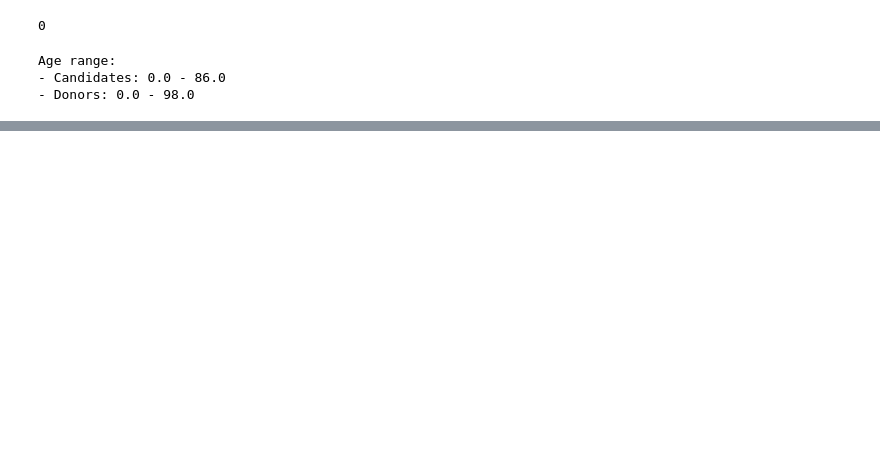
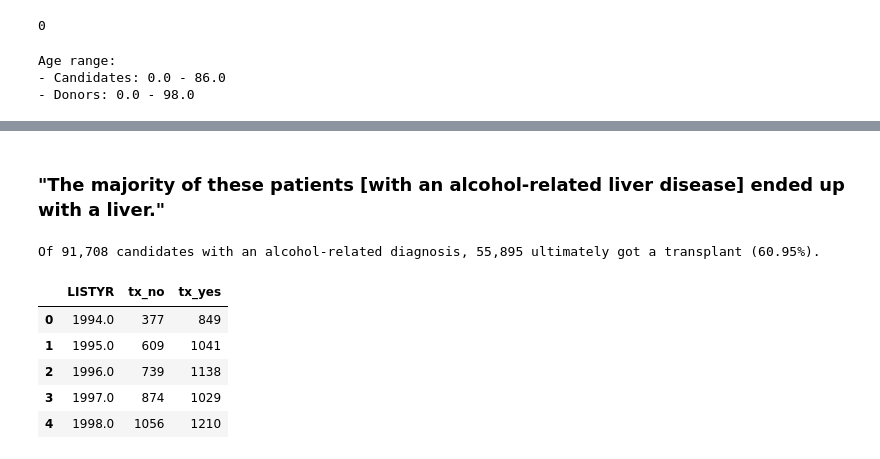
Before and after one commit to South-Dakota-News-Watch/20240805-liver-transplant-analysis, a Jupyter notebook: liver-transplant-findings.ipynb, the cells around one changed output, grey strips where cells are left out. Saved outputs shown, nothing was run; the diff lists cells and outputs as text; code cells hidden in the pictures; blank space fills up the shorter version.

```diff
--- a/liver-transplant-findings.ipynb
+++ b/liver-transplant-findings.ipynb
@@ -422,0 +415,11 @@ print(len(test_23_no_alc))
+# %% [markdown]
+### "The majority of these patients [with an alcohol-related liver disease] ended up with a liver."
+# %%
+count_alc = df_alcohol_diag['PT_CODE'].nunique()
+count_alc_tx_yes = df_alcohol_diag[df_alcohol_diag['has_tx']]['PT_CODE'].nunique()
+
+alc_tx_yes_pct = count_alc_tx_yes / count_alc
+
+print(f'Of {count_alc:,} candidates with an alcohol-related diagnosis, {count_alc_tx_yes:,} ultimately got a transplant ({alc_tx_yes_pct:.2%}).')
+# %% [output]
+Of 91,708 candidates with an alcohol-related diagnosis, 55,895 ultimately got a transplant (60.95%).
@@ -422,0 +438,9 @@ print(len(test_23_no_alc))
+# %%
+df_uniq_cands_alc_tx_x_listyr.head()
+# %% [output]
+|  | LISTYR | tx_no | tx_yes |
+| 0 | 1994.0 | 377 | 849 |
+| 1 | 1995.0 | 609 | 1041 |
+| 2 | 1996.0 | 739 | 1138 |
+| 3 | 1997.0 | 874 | 1029 |
+| 4 | 1998.0 | 1056 | 1210 |
```
Also changed, not shown: parts of 33 cells of this notebook, 1 other file.
